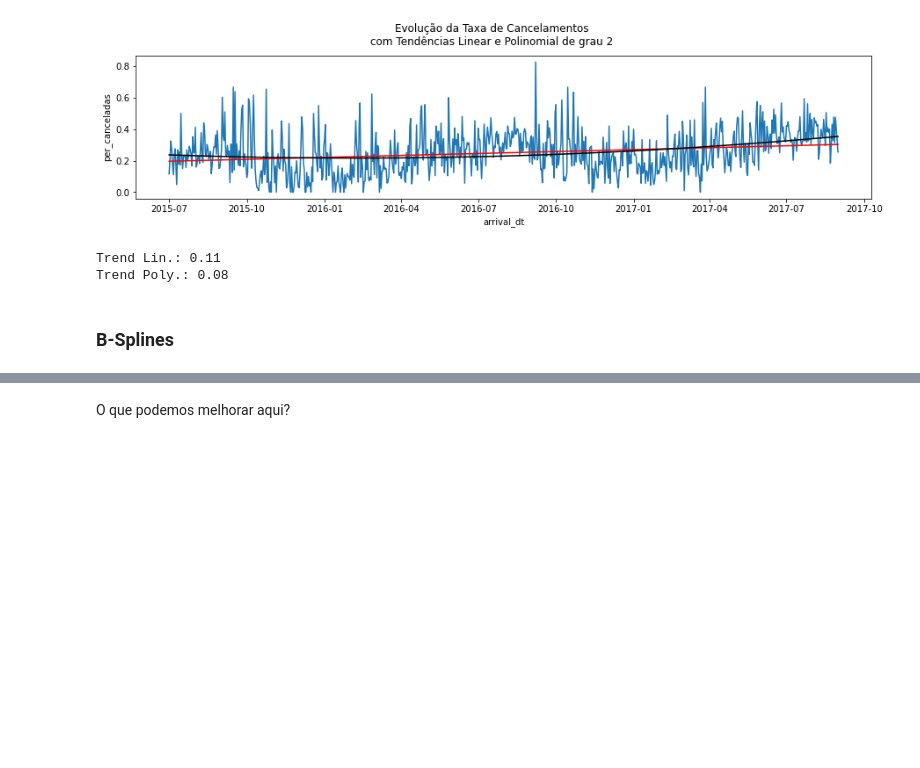
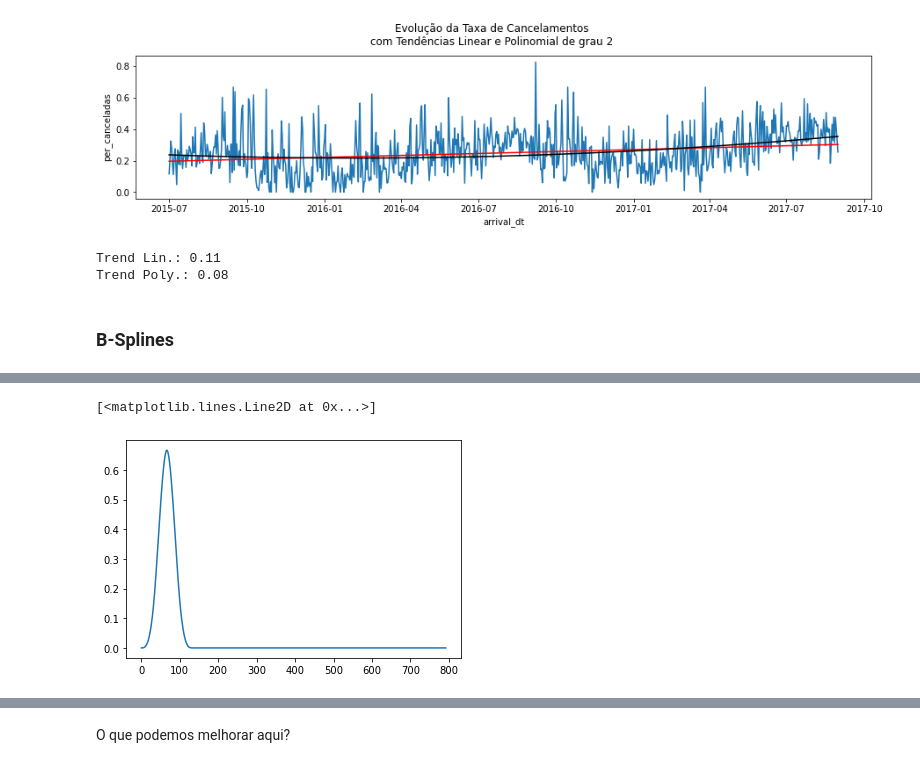
Before and after one commit to lara-bertini/Ironhack-lara, a Jupyter notebook: 20220409-OnlineClass/64 DA PT NOV-2021 Aula 20220409 Séries Temporais.ipynb, the cells around one changed output, grey strips where cells are left out. Saved outputs shown, nothing was run; the diff lists cells and outputs as text; code cells hidden in the pictures; blank space fills up the shorter version.

```diff
--- a/20220409-OnlineClass/64 DA PT NOV-2021 Aula 20220409 Séries Temporais.ipynb
+++ b/20220409-OnlineClass/64 DA PT NOV-2021 Aula 20220409 Séries Temporais.ipynb
@@ -304,3 +326,8 @@ NameError: name 'SplineTransformer' is not defined
+# %%
+plt.plot(tb_resort_ts_b["S3"])
+# %% [output]
+[<matplotlib.lines.Line2D at 0x...>]
+[figure, added]
 # %%
 train_data, test_data = split_hotel_ts(tb_resort_ts_b)
 spline_fit = lm.LinearRegression()
```
Also changed, not shown: parts of 38 cells of this notebook, 8 other files.
